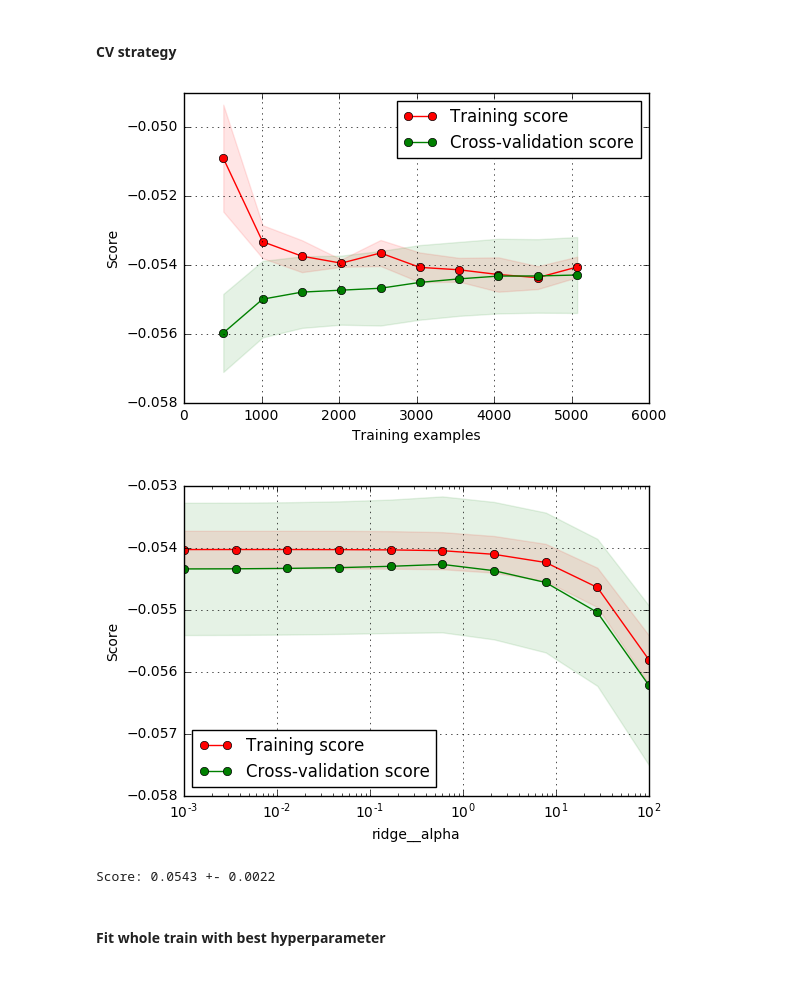
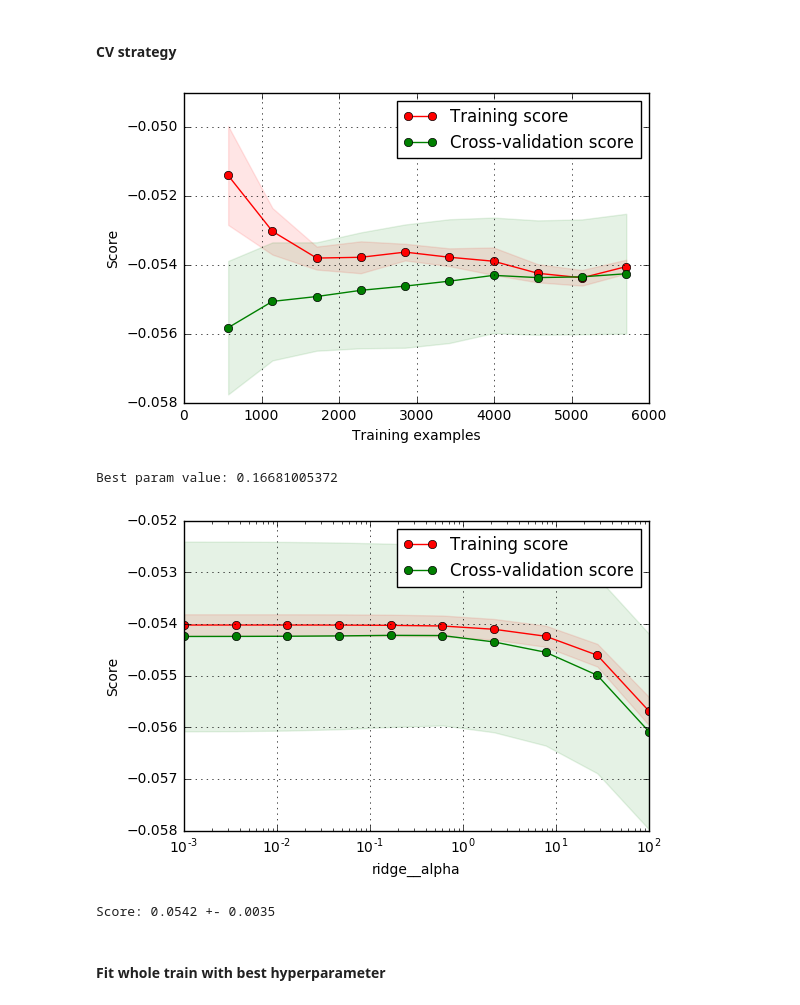
Before and after one commit to partmor/ODSC16-Hackathon, a Jupyter notebook: Ebury_Labs.ipynb, the cells around one changed output. Cells and saved outputs as stored; diff of their text form; code cells hidden in the pictures.

Commit message:
added return value (best param value) to the plot validation curve function

```diff
--- a/Ebury_Labs.ipynb
+++ b/Ebury_Labs.ipynb
@@ -115,25 +115,28 @@ pl = make_pipeline(StandardScaler(),SelectFromModel(LassoCV(n_jobs=-1,random_sta
 # %% [markdown]
 #### CV strategy
 # %%
-kf = KFold(n_splits=5,random_state=0)
+kf = KFold(n_splits=10,random_state=0)
 # %%
 plot_learning_curve(pl,'',x_train,y_train,n_jobs=-1,scoring='mean_absolute_error',cv=kf, train_sizes=np.linspace(.1, 1.0, 10));
 # %% [output]
-[figure, old version]
+[figure, new version]
 # %%
-plot_validation_curve(pl,'',x_train,y_train,n_jobs=-1,scoring='mean_absolute_error',
+best_cv_param, _ = plot_validation_curve(pl,'',x_train,y_train,n_jobs=-1,scoring='mean_absolute_error',
                      param_name='ridge__alpha',param_range=np.logspace(-3, 2, 10),cv=kf);
+print("Best param value: %s" % best_cv_param)
 # %% [output]
+Best param value: 0.16681005372
-[figure, old version]
+[figure, new version]
 # %%
 scores = list()
-pl.set_params(ridge__alpha=0.5)
+# evaluate model with best alpha given by CV
+pl.set_params(ridge__alpha=best_cv_param)
 for train_k, test_k in kf.split(x_train):
     pl.fit(x_train[train_k],y_train[train_k])
     scores.append(mean_absolute_error(y_train[test_k], pl.predict(x_train[test_k])))
 print('Score: %0.4f +- %0.4f' % (np.mean(scores),2*np.std(scores)))
 # %% [output]
-Score: 0.0543 +- 0.0022
+Score: 0.0542 +- 0.0035
 # %% [markdown]
 #### Fit whole train with best hyperparameter
 # %%
```
Also changed, not shown: parts of 4 cells of this notebook, 1 other file.
